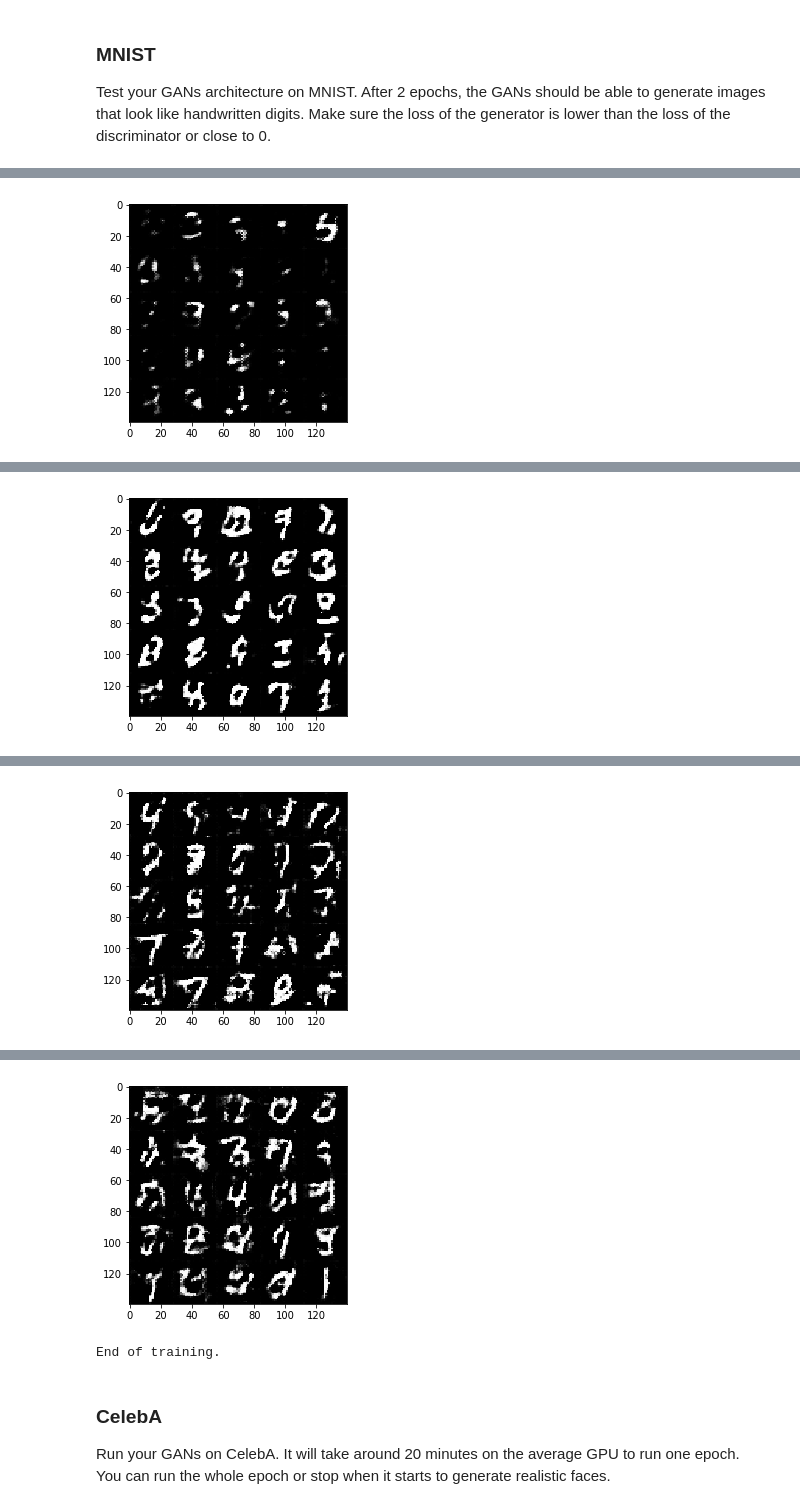
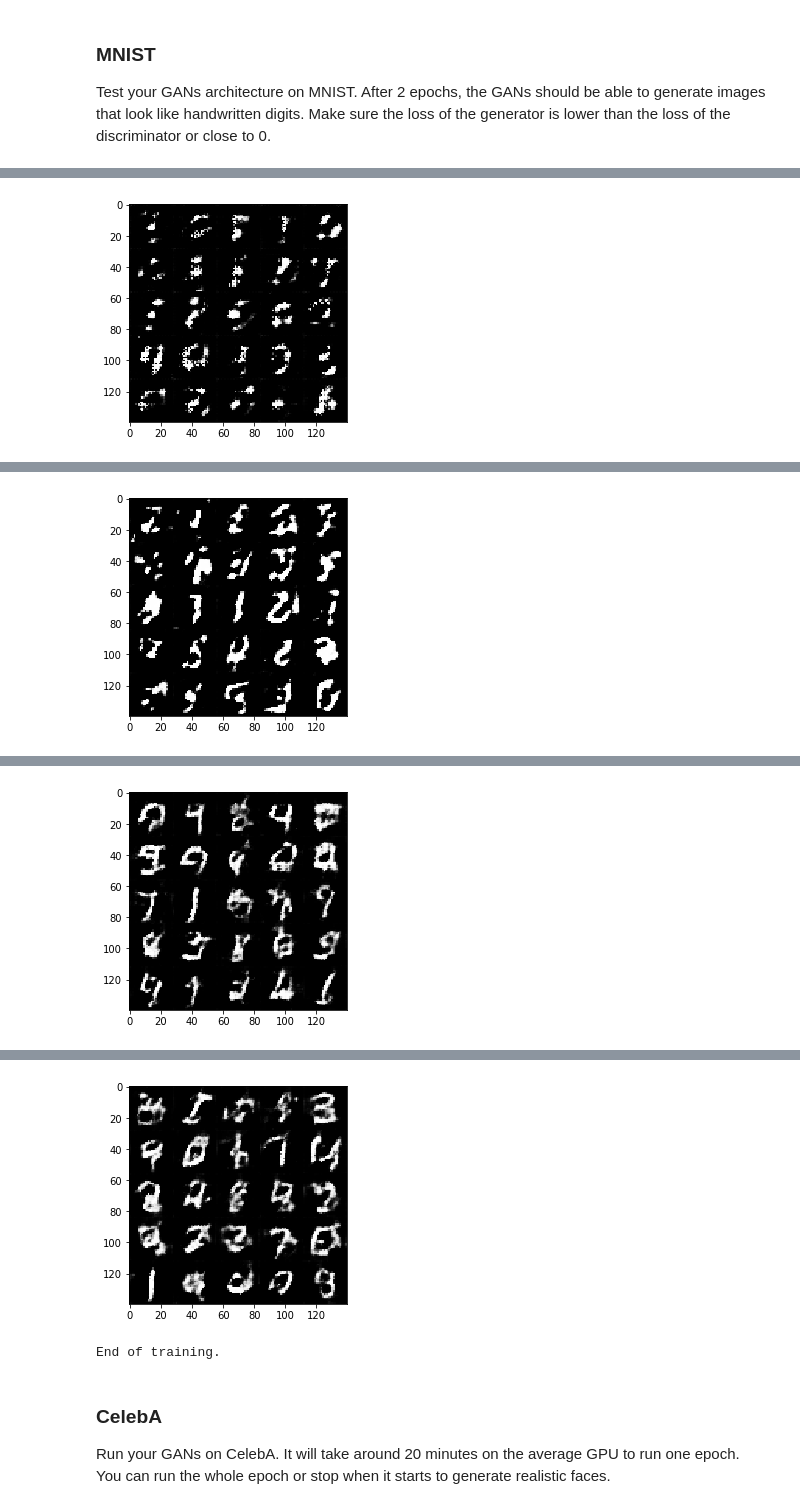
Before and after one commit to JackLeeMing/face_gg, a Jupyter notebook: dlnd_face_generation.ipynb, the cells around one changed output, grey strips where cells are left out. Drawn from its saved outputs; the diff is of its cells as text; code cells hidden in the pictures.

```diff
--- a/dlnd_face_generation.ipynb
+++ b/dlnd_face_generation.ipynb
@@ -611,12 +612,12 @@ z_dim = 144
 # learning_rate = 0.003 ###
 # learning_rate = 0.004 ###
 # learning_rate = 0.0045 ###
-learning_rate = 0.005 #??
+#learning_rate = 0.005 #??
 # learning_rate = 0.006 #??
 # learning_rate = 0.007 #>?
 # learning_rate = 0.008 #>?
 # learning_rate = 0.009
-# learning_rate = 0.01 # Result No. 1
+learning_rate = 0.01 # Result No. 1
 # learning_rate = 0.0115
 # learning_rate = 0.0125
 # learning_rate = 0.015
@@ -660 +661 @@ Epoch 1/2... Discriminator Loss: 1.8071... Generator Loss: 2.1175
-[figure, old version]
+[figure, new version]
@@ -671 +672 @@ Epoch 1/2... Discriminator Loss: 0.7268... Generator Loss: 1.3485
-[figure, old version]
+[figure, new version]
@@ -682 +683 @@ Epoch 1/2... Discriminator Loss: 1.2196... Generator Loss: 0.8035
-[figure, old version]
+[figure, new version]
@@ -684,6 +685,6 @@ Epoch 2/2... Discriminator Loss: 1.4802... Generator Loss: 1.4423
 
 training goal achieved
-[figure, old version]
+[figure, new version]
 End of training.
 # %% [markdown]
 ### CelebA
```
Also changed, not shown: parts of 3 cells of this notebook, 1 other file.
